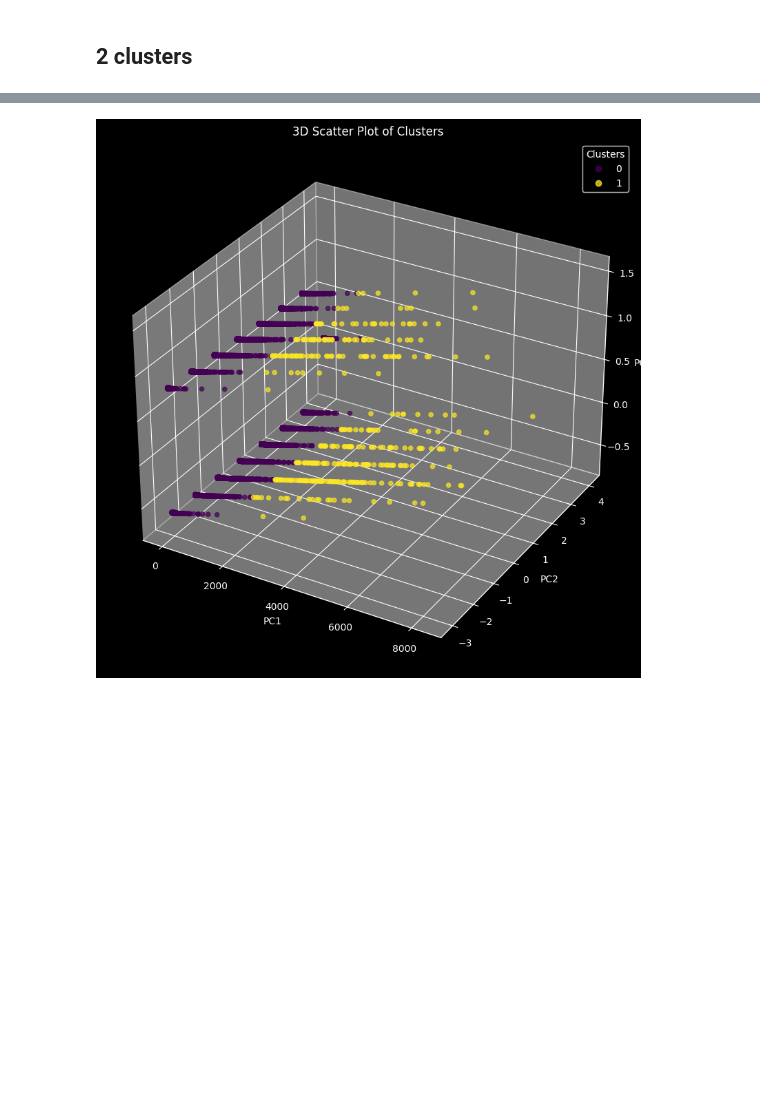
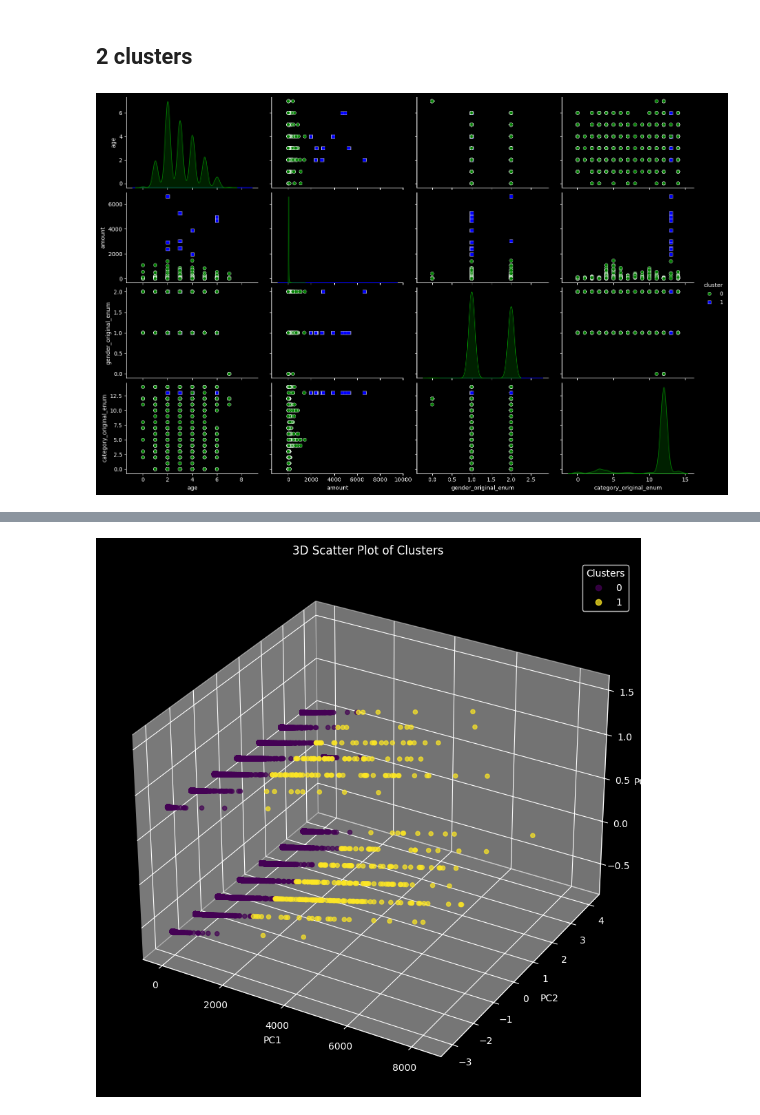
Before and after one commit to koutsompinask/MSC, a Jupyter notebook: semester B/Python/assignment/clustering.ipynb, the cells around one changed output, grey strips where cells are left out. Drawn from its saved outputs; the diff is of its cells as text; code cells hidden in the pictures; blank space fills up the shorter version.

```diff
--- a/semester B/Python/assignment/clustering.ipynb
+++ b/semester B/Python/assignment/clustering.ipynb
@@ -224,3 +237,9 @@ plt.show()
 # %%
 # select X as the features for clustering (everything except the fraud column)
 X = df.drop(columns=['fraud','gender_original','category_original']).copy()
+# %%
+#enumerate the categorical columns for plotting
+for col in ['gender_original','category_original']:
+    df[col+'_enum'] = pd.Categorical(df[col]).codes
+
+df.head()
@@ -355,3 +382,7 @@ df_pca['cluster'] = y_pred
 df['cluster'] = y_pred
 # %%
-one_hot_col_names = [col for col in df.columns if (col.startswith('gender_') or col.startswith('category_')) and not col.endswith('original')]
+one_hot_col_names = [col for col in df.columns if (col.startswith('gender_') or col.startswith('category_')) and not col.endswith('original_enum')]
+sns.pairplot(df.drop(columns=['fraud'] + one_hot_col_names).sample(10000), hue='cluster', palette=['green', 'blue'], diag_kind='kde', markers=['o', 's'], height=2.5, aspect=1.5)
+plt.show()
+# %% [output]
+[figure, added]
```
Also changed, not shown: parts of 9 cells of this notebook, 3 other files.
